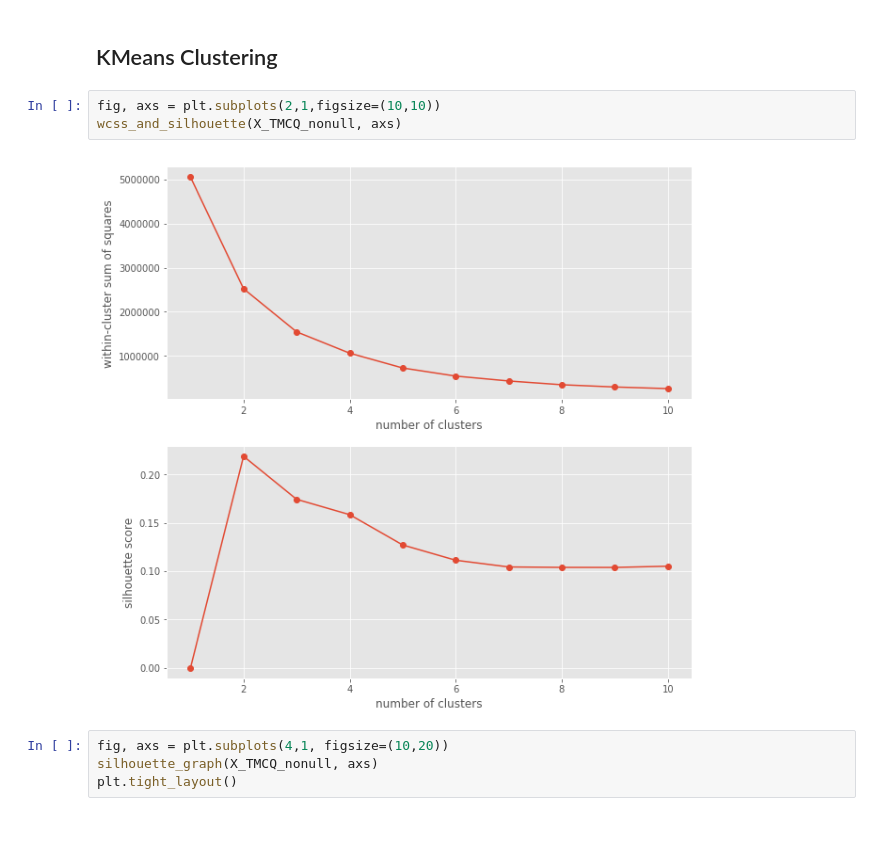
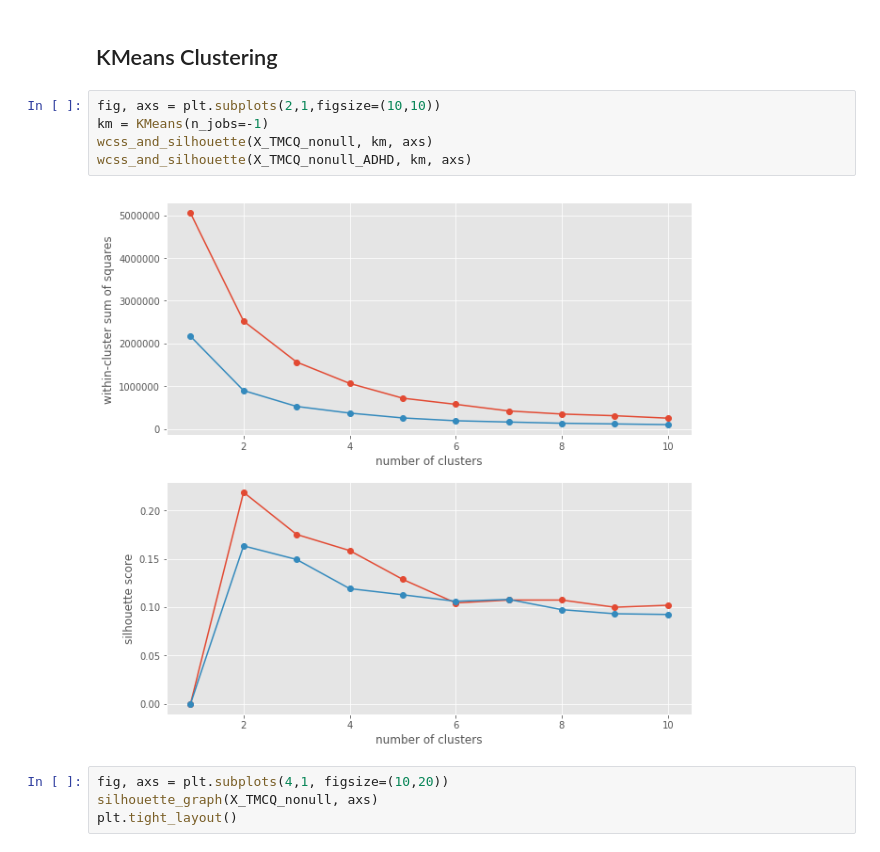
Before and after one commit to cjsmith015/Machine_Learning_and_ADHD, a Jupyter notebook: Cluster Analysis.ipynb, the cells around one changed output. Cells and saved outputs as stored; diff of their text form.

```diff
--- a/Cluster Analysis.ipynb
+++ b/Cluster Analysis.ipynb
@@ -102,9 +104,11 @@ They used physiological and MRI data to externally validate these profiles, whic
 ## KMeans Clustering
 # %%
 fig, axs = plt.subplots(2,1,figsize=(10,10))
-wcss_and_silhouette(X_TMCQ_nonull, axs)
+km = KMeans(n_jobs=-1)
+wcss_and_silhouette(X_TMCQ_nonull, km, axs)
+wcss_and_silhouette(X_TMCQ_nonull_ADHD, km, axs)
 # %% [output]
-[figure, old version]
+[figure, new version]
 # %%
 fig, axs = plt.subplots(4,1, figsize=(10,20))
 silhouette_graph(X_TMCQ_nonull, axs)
```
Also changed, not shown: parts of 79 cells of this notebook, 2 other files.
